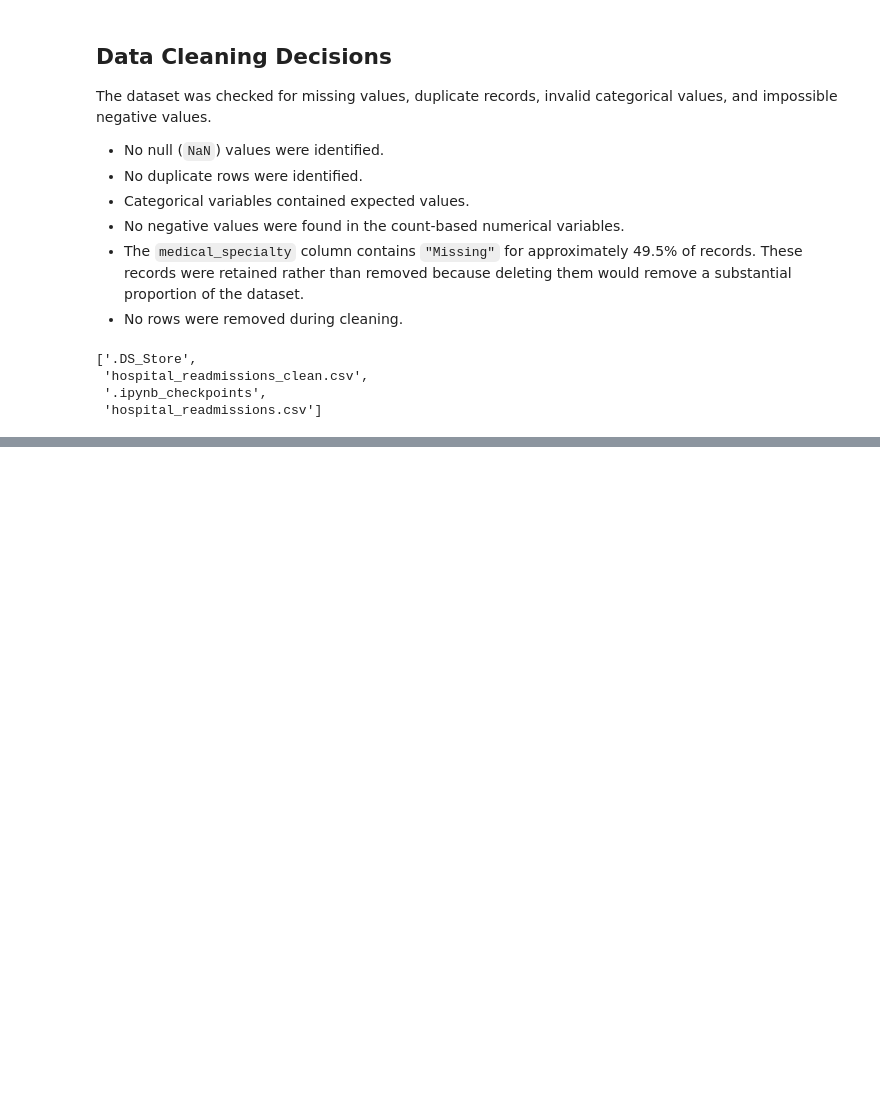
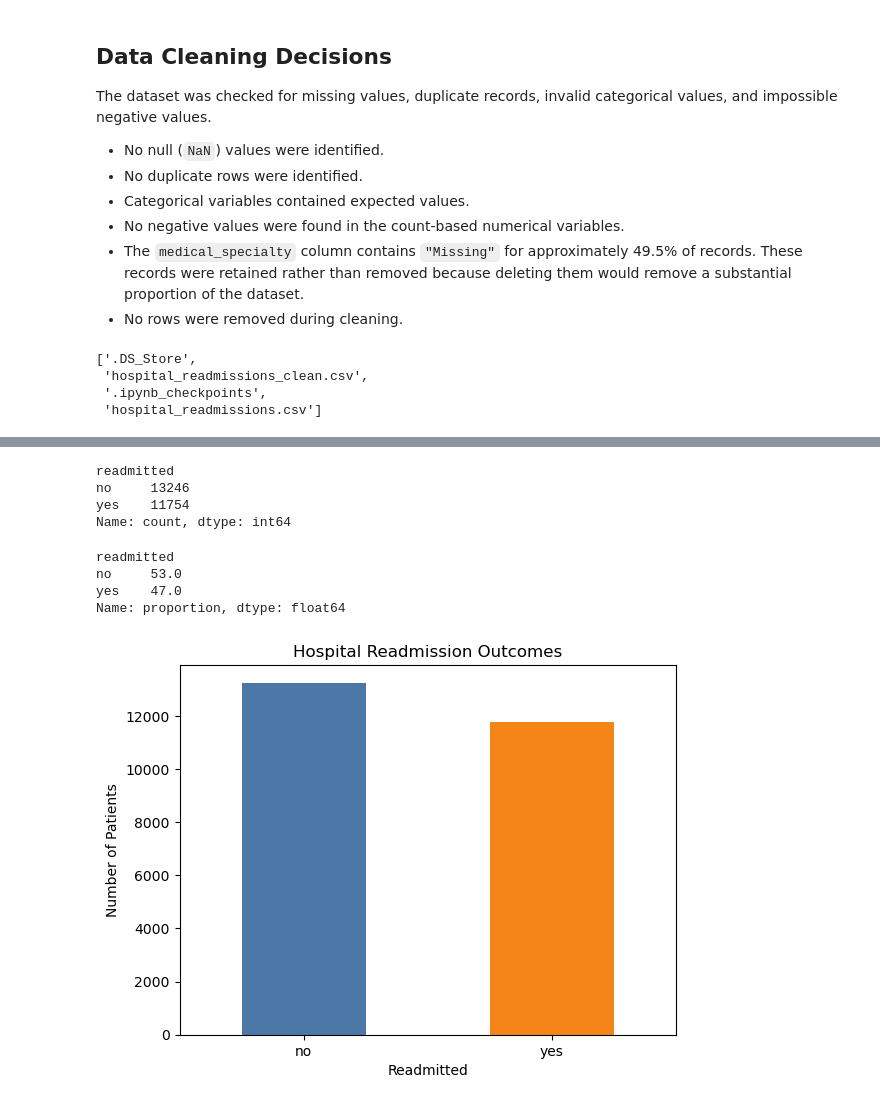
Before and after one commit to shaunagbaje/projects, a Jupyter notebook: hospital_readmission_analysis.ipynb, the cells around one changed output, grey strips where cells are left out. Drawn from its saved outputs; the diff is of its cells as text; code cells hidden in the pictures; blank space fills up the shorter version.

```diff
--- a/hospital_readmission_analysis.ipynb
+++ b/hospital_readmission_analysis.ipynb
@@ -257,0 +262,29 @@ os.listdir("data")
+# %%
+df_clean["readmitted"].value_counts()
+# %% [output]
+readmitted
+no     13246
+yes    11754
+Name: count, dtype: int64
+# %%
+df_clean["readmitted"].value_counts(normalize=True).mul(100).round(1)
+# %% [output]
+readmitted
+no     53.0
+yes    47.0
+Name: proportion, dtype: float64
+# %%
+import matplotlib.pyplot as plt
+
+df_clean["readmitted"].value_counts().plot(
+    kind="bar",
+    color=["#4C78A8", "#F58518"]
+)
+
+plt.title("Hospital Readmission Outcomes")
+plt.xlabel("Readmitted")
+plt.ylabel("Number of Patients")
+plt.xticks(rotation=0)
+plt.show()
+# %% [output]
+[figure, added]
```
Also changed, not shown: parts of 17 cells of this notebook.
